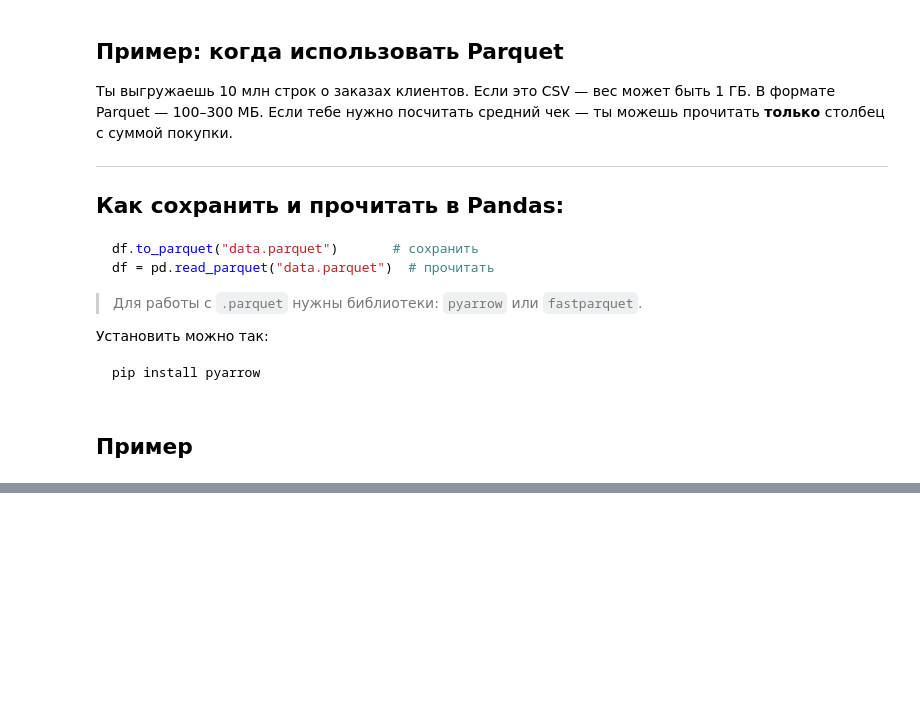
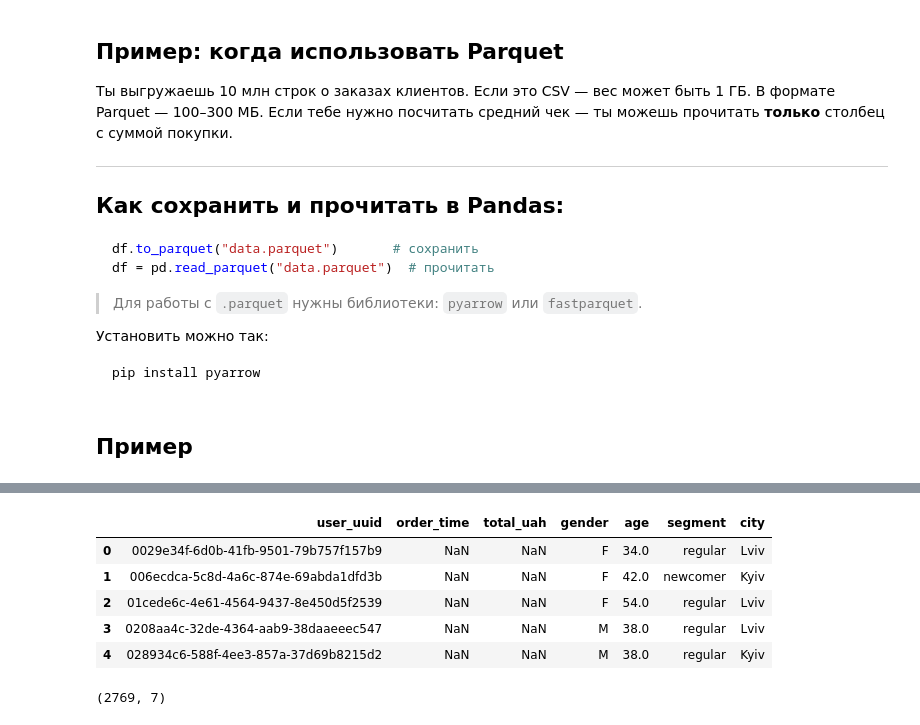
Before and after one commit to cpython-projects/da_2603, a Jupyter notebook: lesson_26.ipynb, the cells around one changed output, grey strips where cells are left out. Saved outputs shown, nothing was run; the diff lists cells and outputs as text; code cells hidden in the pictures; blank space fills up the shorter version.

```diff
--- a/lesson_26.ipynb
+++ b/lesson_26.ipynb
@@ -643,2 +702,15 @@ pip install pyarrow
 # %%
 # FULL OUTER JOIN (все данные: и заказы, и пользователи)
+df = pd.merge(orders, users, on='user_uuid', how='outer')
+df.head()
+# %% [output]
+|  | user_uuid | order_time | total_uah | gender | age | segment | city |
+| 0 | 0029e34f-6d0b-41fb-9501-79b757f157b9 | NaN | NaN | F | 34.0 | regular | Lviv |
+| 1 | 006ecdca-5c8d-4a6c-874e-69abda1dfd3b | NaN | NaN | F | 42.0 | newcomer | Kyiv |
+| 2 | 01cede6c-4e61-4564-9437-8e450d5f2539 | NaN | NaN | F | 54.0 | regular | Lviv |
+| 3 | 0208aa4c-32de-4364-aab9-38daaeeec547 | NaN | NaN | M | 38.0 | regular | Lviv |
+| 4 | 028934c6-588f-4ee3-857a-37d69b8215d2 | NaN | NaN | M | 38.0 | regular | Kyiv |
+# %%
+df.shape
+# %% [output]
+(2769, 7)
```
Also changed, not shown: parts of 8 cells of this notebook.
